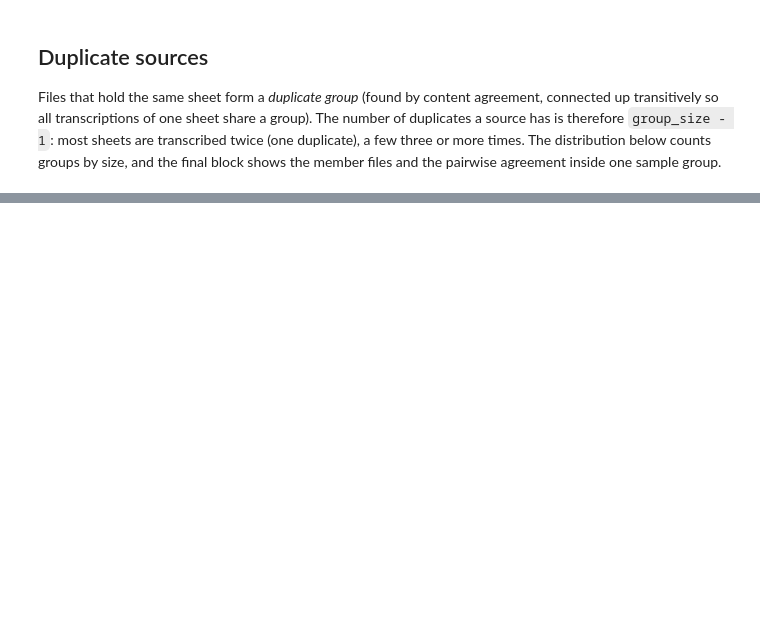
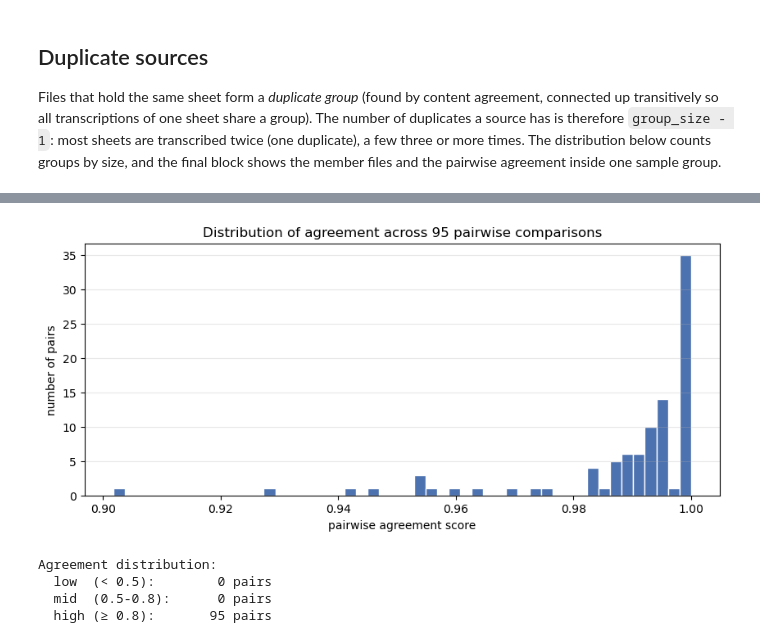
Before and after one commit to Philip-Brohan-MO/Auto-Daily-Rainfall-QC-MO, a Jupyter notebook: notebooks/Daily_transcriptions_ingest.ipynb, the cells around one changed output, grey strips where cells are left out. Drawn from its saved outputs; the diff is of its cells as text; code cells hidden in the pictures; blank space fills up the shorter version.

Commit message:
Add transcription source QC pipeline

```diff
--- a/notebooks/Daily_transcriptions_ingest.ipynb
+++ b/notebooks/Daily_transcriptions_ingest.ipynb
@@ -647,0 +666,55 @@ if members:
+# %%
+# Distribution of pairwise agreement scores: duplicates vs non-duplicates.
+#
+# All file pairs generate a comparison score; duplicates should cluster at high
+# agreement (>0.9), while different sources cluster near zero. A clear bimodal
+# gap separates them and defines the detection threshold.
+
+import matplotlib.pyplot as plt
+
+pairs_glob = (
+    qc_result.qc_root / "duplicate_pairs" / f"session_{qc_result.session_id}.parquet"
+)
+
+conn = duckdb.connect()
+try:
+    if qc_result.duplicate_pairs == 0:
+        agreements = []
+    else:
+        agreements = [
+            row[0]
+            for row in conn.execute(
+                f"""
+                SELECT agreement
+                FROM read_parquet('{pairs_glob}')
+                """
+            ).fetchall()
+        ]
+finally:
+    conn.close()
+
+if agreements:
+    fig, ax = plt.subplots(figsize=(10, 4))
+    ax.hist(agreements, bins=50, color="#4c72b0", edgecolor="white")
+    ax.set_xlabel("pairwise agreement score")
+    ax.set_ylabel("number of pairs")
+    ax.set_title(f"Distribution of agreement across {len(agreements)} pairwise comparisons")
+    ax.grid(axis="y", alpha=0.3)
+    plt.show()
+
+    # Summary statistics by agreement range
+    low = sum(1 for a in agreements if a < 0.5)
+    mid = sum(1 for a in agreements if 0.5 <= a < 0.8)
+    high = sum(1 for a in agreements if a >= 0.8)
+    print(f"Agreement distribution:")
+    print(f"  low  (< 0.5):   {low:>6} pairs")
+    print(f"  mid  (0.5-0.8): {mid:>6} pairs")
+    print(f"  high (≥ 0.8):   {high:>6} pairs")
+else:
+    print("No pairs detected in this dataset.")
+# %% [output]
+[figure, added]
+Agreement distribution:
+  low  (< 0.5):        0 pairs
+  mid  (0.5-0.8):      0 pairs
+  high (≥ 0.8):       95 pairs
```
Also changed, not shown: parts of 9 cells of this notebook, 10 other files.
